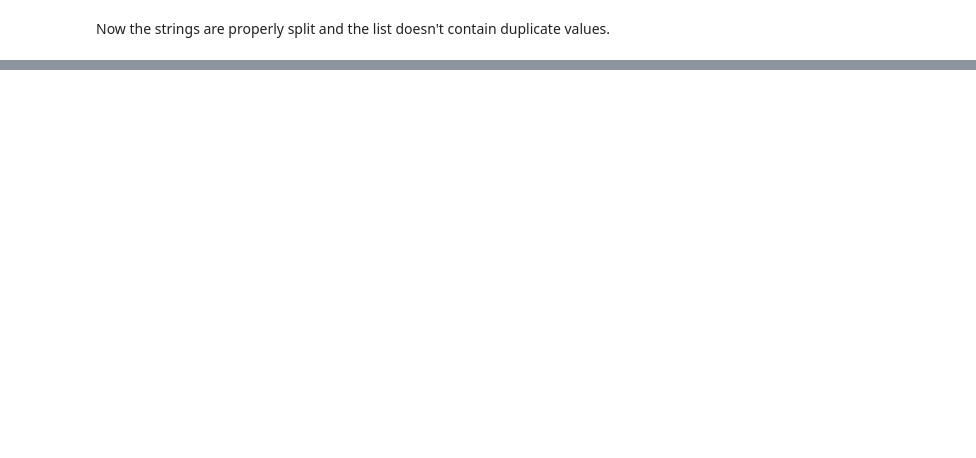
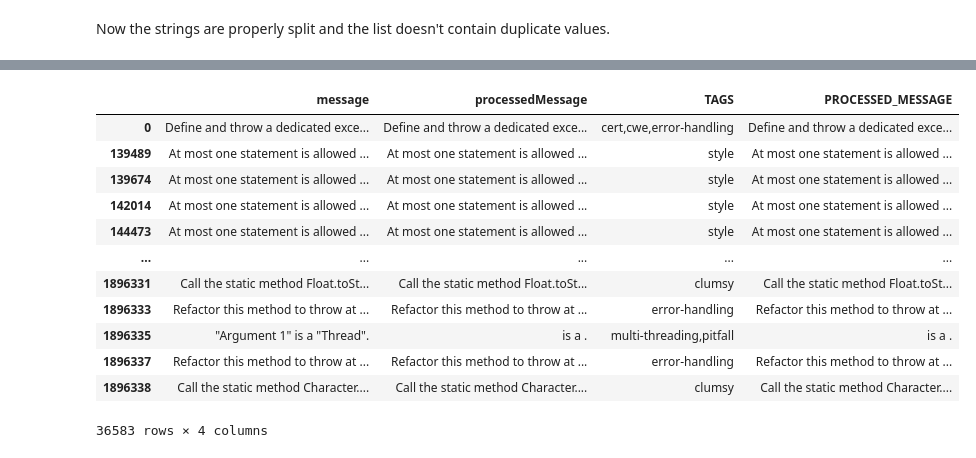
Before and after one commit to CarolineGraebelBHT/MasterProjectSonarQube, a Jupyter notebook: Scripts/Sonar Data Cleaning/Sonar_Issues_Cleaning.ipynb, the cells around one changed output, grey strips where cells are left out. Cells and saved outputs as stored; diff of their text form; code cells hidden in the pictures; blank space fills up the shorter version.

```diff
--- a/Scripts/Sonar Data Cleaning/Sonar_Issues_Cleaning.ipynb
+++ b/Scripts/Sonar Data Cleaning/Sonar_Issues_Cleaning.ipynb
@@ -649,0 +657,3 @@ df_tags.to_csv(os.path.join(data_dir, 'tags_analysiskey_v2.csv'), index = False)
+# %%
+df_map = check[["TAGS", "PROCESSED_MESSAGE"]].drop_duplicates()
+df_map
@@ -649,0 +692,18 @@ df_tags.to_csv(os.path.join(data_dir, 'tags_analysiskey_v2.csv'), index = False)
+# %%
+tags_df2 = check2.drop(columns = ["canBeInferred"]).merge(df_map, how = "inner", left_on = "processedMessage", right_on = "PROCESSED_MESSAGE")
+tags_df2 = tags_df2.drop_duplicates()
+tags_df2
+# %% [output]
+|  | message | processedMessage | TAGS | PROCESSED_MESSAGE |
+| 0 | Define and throw a dedicated exce... | Define and throw a dedicated exce... | cert,cwe,error-handling | Define and throw a dedicated exce... |
+| 139489 | At most one statement is allowed ... | At most one statement is allowed ... | style | At most one statement is allowed ... |
+| 139674 | At most one statement is allowed ... | At most one statement is allowed ... | style | At most one statement is allowed ... |
+| 142014 | At most one statement is allowed ... | At most one statement is allowed ... | style | At most one statement is allowed ... |
+| 144473 | At most one statement is allowed ... | At most one statement is allowed ... | style | At most one statement is allowed ... |
+| ... | ... | ... | ... | ... |
+| 1896331 | Call the static method Float.toSt... | Call the static method Float.toSt... | clumsy | Call the static method Float.toSt... |
+| 1896333 | Refactor this method to throw at ... | Refactor this method to throw at ... | error-handling | Refactor this method to throw at ... |
+| 1896335 | "Argument 1" is a "Thread". | is a . | multi-threading,pitfall | is a . |
+| 1896337 | Refactor this method to throw at ... | Refactor this method to throw at ... | error-handling | Refactor this method to throw at ... |
+| 1896338 | Call the static method Character.... | Call the static method Character.... | clumsy | Call the static method Character.... |
+36583 rows × 4 columns
```
Also changed, not shown: parts of 23 cells of this notebook.
